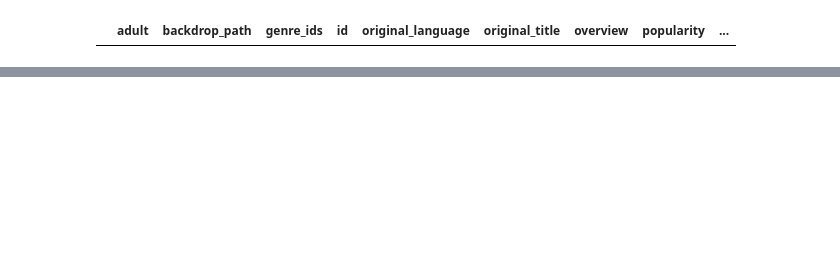
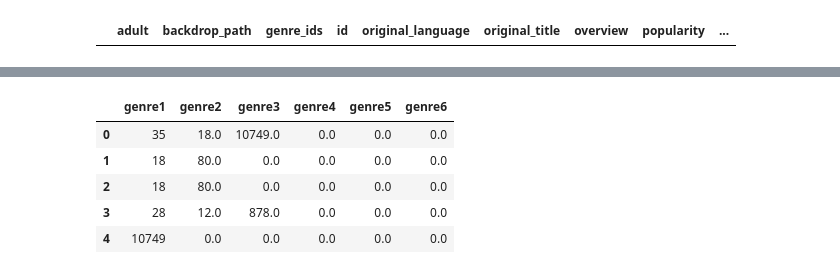
Before and after one commit to divyakumar95/ProgrammingDA_CA, a Jupyter notebook: Prog_Da_CA02.ipynb, the cells around one changed output, grey strips where cells are left out. Saved outputs shown, nothing was run; the diff lists cells and outputs as text; code cells hidden in the pictures; blank space fills up the shorter version.

```diff
--- a/Prog_Da_CA02.ipynb
+++ b/Prog_Da_CA02.ipynb
@@ -33,4 +39,5 @@ print(a)
 # %%
-a[0]['results'][0].keys()
+data_columns = resp[0]['results'][0].keys()
+print(data_columns)
 # %% [output]
 dict_keys(['adult', 'backdrop_path', 'genre_ids', 'id', 'original_language', 'original_title', 'overview', 'popularity', 'poster_path', 'release_date', 'title', 'video', 'vote_average', 'vote_count'])
@@ -37,6 +46,6 @@ dict_keys(['adult', 'backdrop_path', 'genre_ids', 'id', 'original_language', 'or
 # %%
 import pandas as pd
-data = pd.DataFrame(columns= a[0]['results'][0].keys())
-data
+emptyDf = pd.DataFrame(columns=data_columns)
+emptyDf
 # %% [output]
 |  | adult | backdrop_path | genre_ids | id | original_language | original_title | overview | popularity | ... |
@@ -66,0 +112,10 @@ memory usage: 43.9+ KB
+# %%
+genre_df = genre_df.fillna(0)
+genre_df.head()
+# %% [output]
+|  | genre1 | genre2 | genre3 | genre4 | genre5 | genre6 |
+| 0 | 35 | 18.0 | 10749.0 | 0.0 | 0.0 | 0.0 |
+| 1 | 18 | 80.0 | 0.0 | 0.0 | 0.0 | 0.0 |
+| 2 | 18 | 80.0 | 0.0 | 0.0 | 0.0 | 0.0 |
+| 3 | 28 | 12.0 | 878.0 | 0.0 | 0.0 | 0.0 |
+| 4 | 10749 | 0.0 | 0.0 | 0.0 | 0.0 | 0.0 |
```
Also changed, not shown: parts of 26 cells of this notebook.
